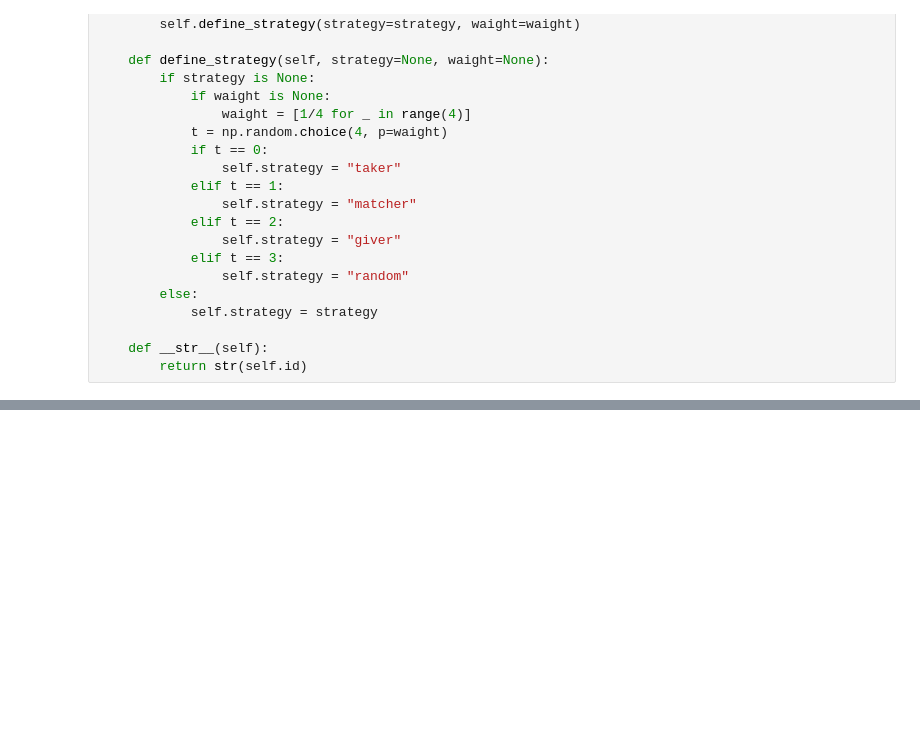
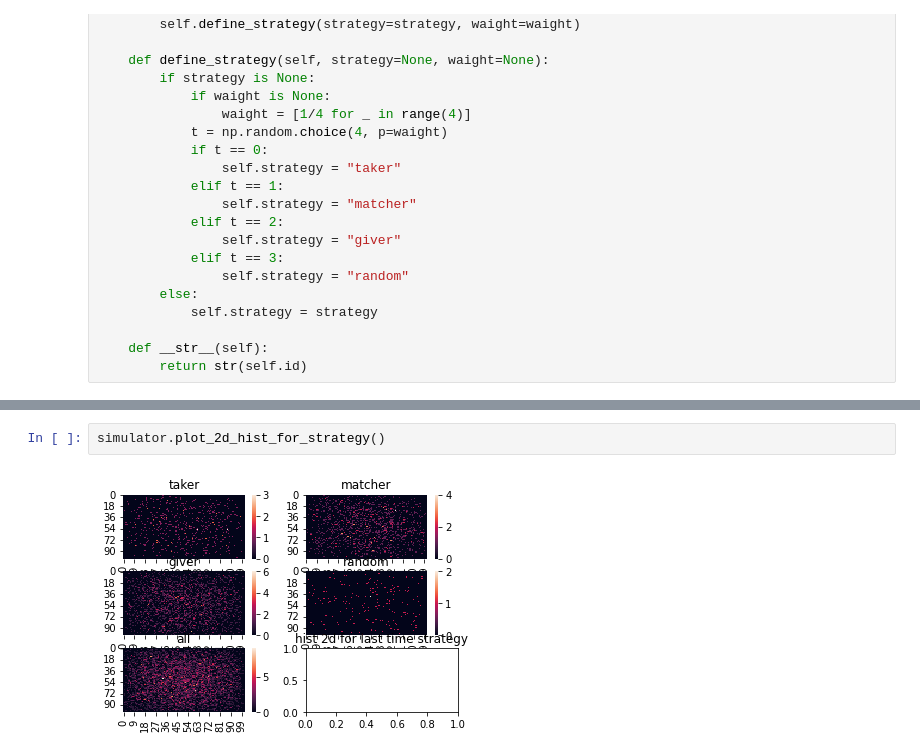
Before and after one commit to rokaboNatttsu/---------, a Jupyter notebook: first.ipynb, the cells around one changed output, grey strips where cells are left out. Saved outputs shown, nothing was run; the diff lists cells and outputs as text; blank space fills up the shorter version.

```diff
--- a/first.ipynb
+++ b/first.ipynb
@@ -285,0 +334,4 @@ simulator.plot_transition_number_of_strategy()
+# %%
+simulator.plot_2d_hist_for_strategy()
+# %% [output]
+[figure, added]
```
Also changed, not shown: parts of 5 cells of this notebook, 1 other file.
